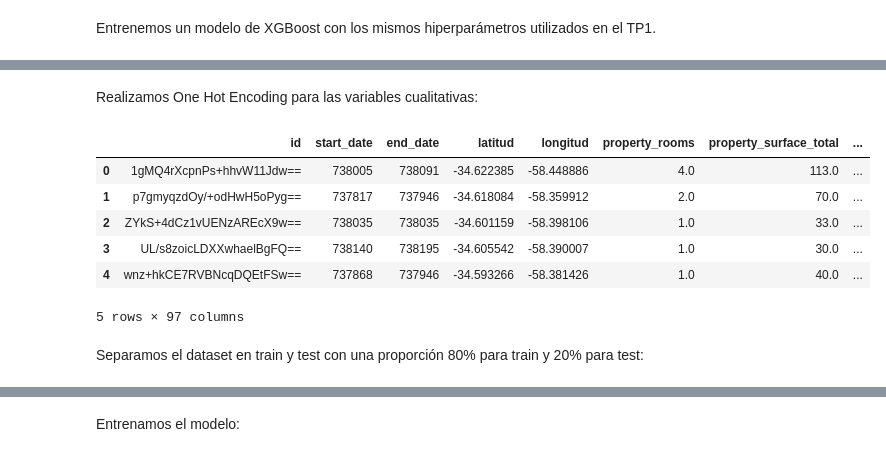
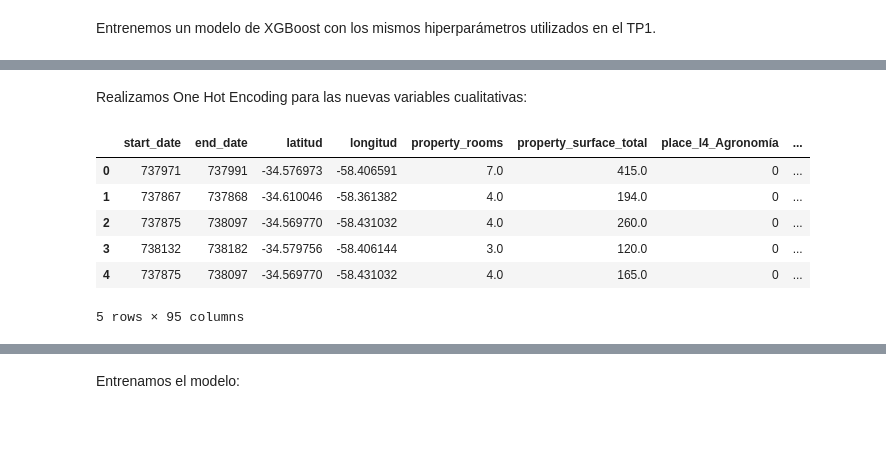
Before and after one commit to valencorrea/7506R-2C2022-GRUPO14-TP2, a Jupyter notebook: 7506R_TP2_GRUPO14_ENTREGA.ipynb, the cells around one changed output, grey strips where cells are left out. Cells and saved outputs as stored; diff of their text form; code cells hidden in the pictures; blank space fills up the shorter version.

```diff
--- a/7506R_TP2_GRUPO14_ENTREGA.ipynb
+++ b/7506R_TP2_GRUPO14_ENTREGA.ipynb
@@ -333,7 +323,8 @@ with open(stop_words) as f:
 
 f = lambda x: ' '.join([item for item in x.split() if item not in lines])
 
-df_nostopwords["property_description"] = df_nostopwords["property_description"].apply(f)
+df_descrip["property_description"] = df_descrip["property_description"].apply(f)
+df_test_descrip["property_description"] = df_test_descrip["property_description"].apply(f)
 # %% [markdown]
 Luego de estas transformaciones, veamos cuáles son las palabras más utilizadas:
 # %%
@@ -364,7 +355,8 @@ Para esto, elegimos: `cocina`, `pisos`, `calefaccion`, `expensas`, `lavadero`, `
 aspectos = ['cocina', 'pisos', 'calefaccion', 'expensas', 'lavadero', 'balcon', 'cochera', 'aire']
 # %%
 for word in aspectos:
-    df_nostopwords[word] = df_nostopwords["property_description"].apply(lambda line: format_aspects(line, word))
+    df_descrip[word] = df_descrip["property_description"].apply(lambda line: format_aspects(line, word))
+    df_test_descrip[word] = df_test_descrip["property_description"].apply(lambda line: format_aspects(line, word))
 # %% [markdown]
 Veamos cuáles son las 15 palabras más comunes para cada uno de los aspectos elegidos:
 # %%
@@ -594,8 +586,11 @@ values = [values_cocina, values_pisos, values_calefaccion, values_expensas, valu
 # %% [markdown]
 En primer lugar, creamos un dataset auxiliar que tenga los IDs y las columnas de los aspectos:
 # %%
-aux_df = df_nostopwords.copy()
+aux_df = df_descrip.copy()
+aux_df_test = df_test_descrip.copy()
+
 aux_df.drop('property_description', inplace=True, axis=1)
+aux_df_test.drop('property_description', inplace=True, axis=1)
 # %% [markdown]
 Luego creamos una función a la que -pasándole un dataset, los aspectos y el listado de valores posibles- reemplace el contenido de las columnas por los valores correspondientes.
 # %% [markdown]
@@ -624,7 +620,13 @@ aux_df.head(20)
 # %% [markdown]
 Por último hacemos el merge con el dataset original, teniendo en cuenta los IDs:
 # %%
-df = properati.copy()
+df = df_train_x.copy()
 df = pd.merge(df,aux_df, on="id")
+df.drop("id", inplace=True, axis="columns")
+
+df_test = df_test_x.copy()
+df_test = pd.merge(df_test,aux_df_test, on="id")
+df_test.drop("id", inplace=True, axis="columns")
+
 df.head(20)
 # %% [output]
@@ -684,15 +676,14 @@ XGB_Regressor_TP1 = load(path)
 # %% [markdown]
-Realizamos One Hot Encoding para las variables cualitativas:
+Realizamos One Hot Encoding para las nuevas variables cualitativas:
 # %%
-df_dummies = pd.get_dummies(df, columns=['place_l4', 'property_type', 'cocina', 'pisos', 'lavadero', 'calefaccion', 'expensas', 'balcon', 'cochera', 'aire'], drop_first=True)
+df_dummies = pd.get_dummies(df, columns=['cocina', 'pisos', 'lavadero', 'calefaccion', 'expensas', 'balcon', 'cochera', 'aire'], drop_first=True)
+df_test_dummies = pd.get_dummies(df_test, columns=['cocina', 'pisos', 'lavadero', 'calefaccion', 'expensas', 'balcon', 'cochera', 'aire'], drop_first=True)
 df_dummies.head(5)
 # %% [output]
-|  | id | start_date | end_date | latitud | longitud | property_rooms | property_surface_total | ... |
-| 0 | 1gMQ4rXcpnPs+hhvW11Jdw== | 738005 | 738091 | -34.622385 | -58.448886 | 4.0 | 113.0 | ... |
-| 1 | p7gmyqzdOy/+odHwH5oPyg== | 737817 | 737946 | -34.618084 | -58.359912 | 2.0 | 70.0 | ... |
-| 2 | ZYkS+4dCz1vUENzAREcX9w== | 738035 | 738035 | -34.601159 | -58.398106 | 1.0 | 33.0 | ... |
-| 3 | UL/s8zoicLDXXwhaelBgFQ== | 738140 | 738195 | -34.605542 | -58.390007 | 1.0 | 30.0 | ... |
-| 4 | wnz+hkCE7RVBNcqDQEtFSw== | 737868 | 737946 | -34.593266 | -58.381426 | 1.0 | 40.0 | ... |
+|  | start_date | end_date | latitud | longitud | property_rooms | property_surface_total | place_l4_Agronomía | ... |
+| 0 | 737971 | 737991 | -34.576973 | -58.406591 | 7.0 | 415.0 | 0 | ... |
+| 1 | 737867 | 737868 | -34.610046 | -58.361382 | 4.0 | 194.0 | 0 | ... |
+| 2 | 737875 | 738097 | -34.569770 | -58.431032 | 4.0 | 260.0 | 0 | ... |
+| 3 | 738132 | 738182 | -34.579756 | -58.406144 | 3.0 | 120.0 | 0 | ... |
+| 4 | 737875 | 738097 | -34.569770 | -58.431032 | 4.0 | 165.0 | 0 | ... |
-5 rows × 97 columns
+5 rows × 95 columns
-# %% [markdown]
-Separamos el dataset en train y test con una proporción 80% para train y 20% para test:
```
Also changed, not shown: parts of 65 cells of this notebook.
